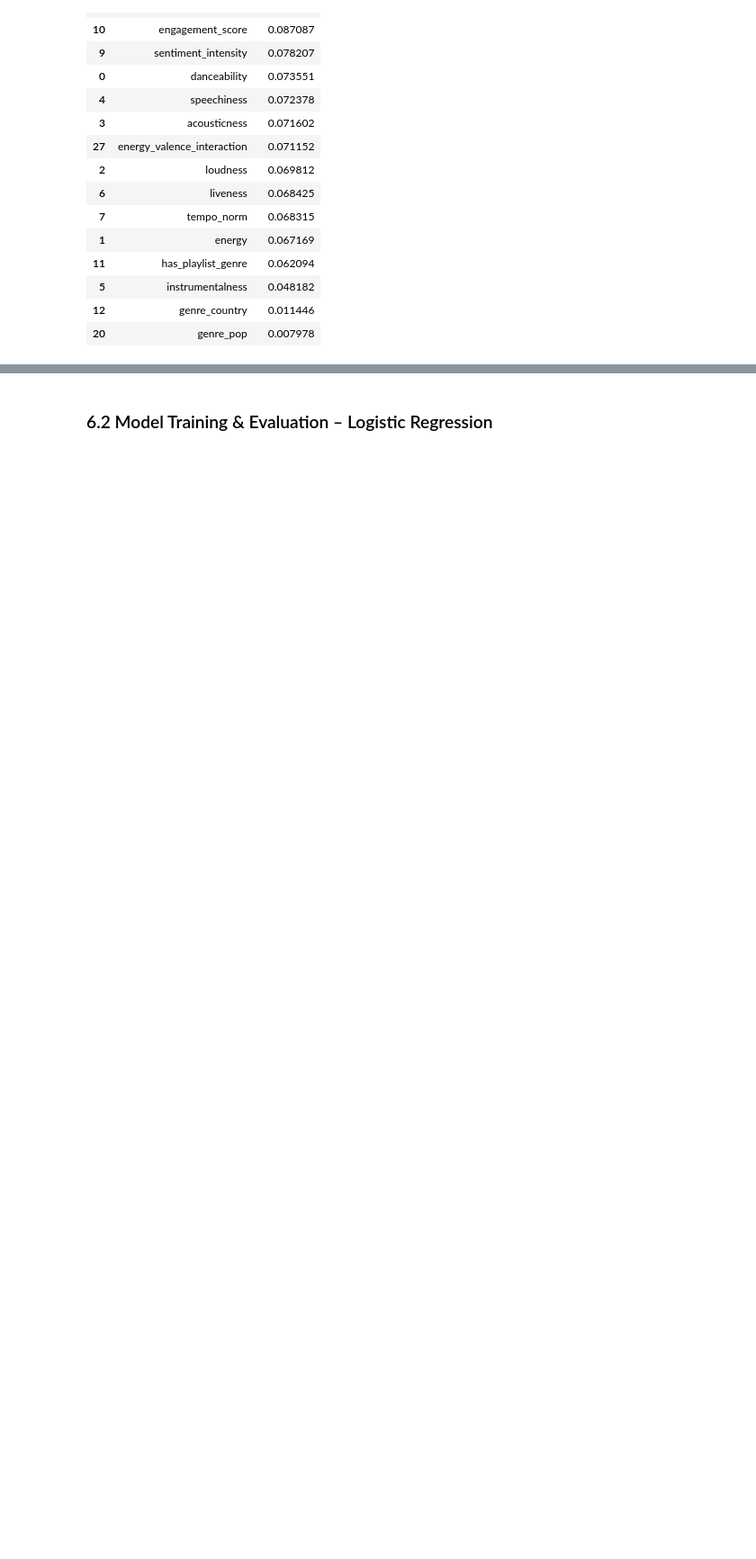
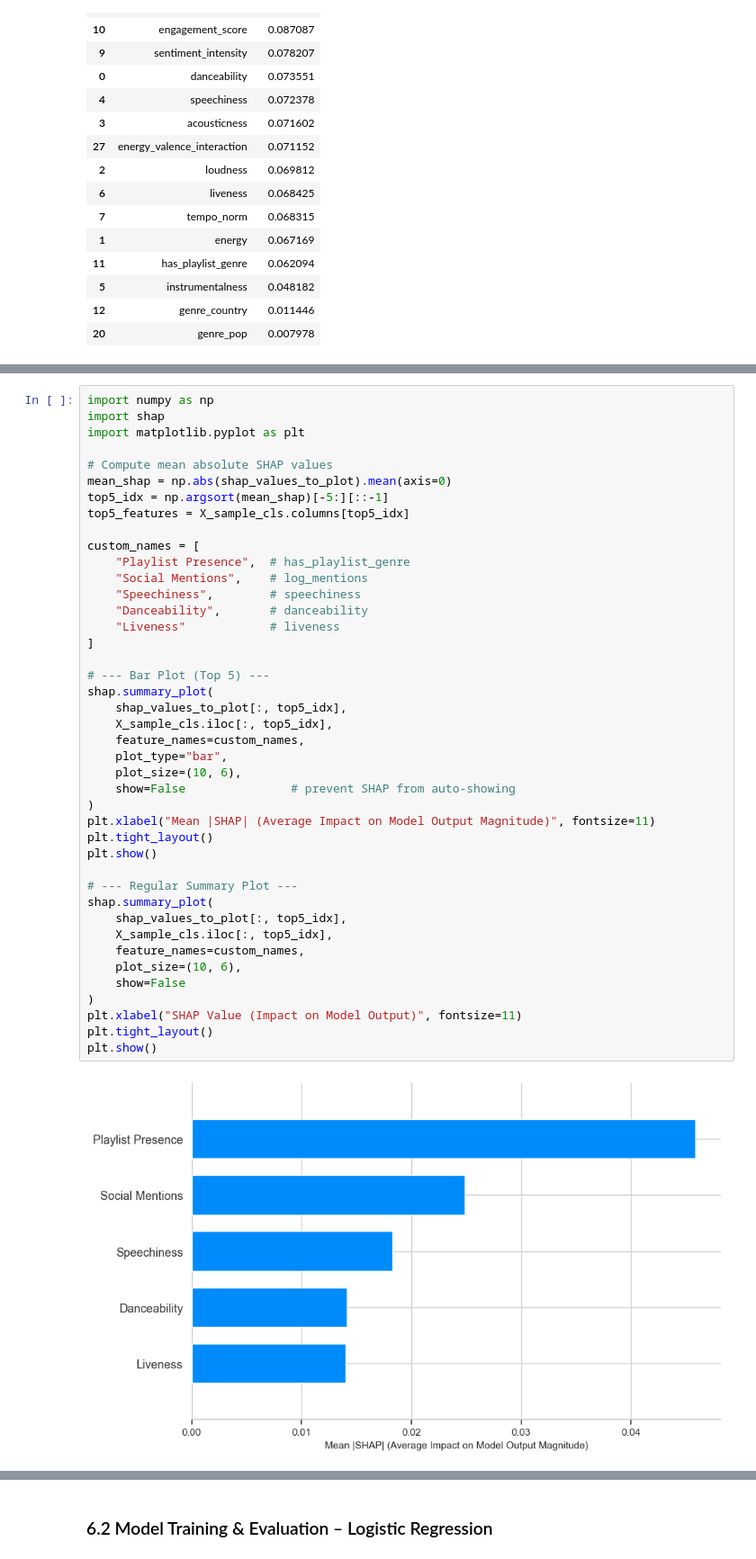
Before and after one commit to priyadarshanparida/media-success-prediction, a Jupyter notebook: code/media_success_prediction.ipynb, the cells around one changed output, grey strips where cells are left out. Shown at 90% size. Cells and saved outputs as stored; diff of their text form; blank space fills up the shorter version.

```diff
--- a/code/media_success_prediction.ipynb
+++ b/code/media_success_prediction.ipynb
@@ -1349,0 +1405,44 @@ SHAP value matrix shape: (1000, 28)
+# %%
+import numpy as np
+import shap
+import matplotlib.pyplot as plt
+
+# Compute mean absolute SHAP values
+mean_shap = np.abs(shap_values_to_plot).mean(axis=0)
+top5_idx = np.argsort(mean_shap)[-5:][::-1]
+top5_features = X_sample_cls.columns[top5_idx]
+
+custom_names = [
+    "Playlist Presence",  # has_playlist_genre
+    "Social Mentions",    # log_mentions
+    "Speechiness",        # speechiness
+    "Danceability",       # danceability
+    "Liveness"            # liveness
+]
+
+# --- Bar Plot (Top 5) ---
+shap.summary_plot(
+    shap_values_to_plot[:, top5_idx],
+    X_sample_cls.iloc[:, top5_idx],
+    feature_names=custom_names,
+    plot_type="bar",
+    plot_size=(10, 6),
+    show=False               # prevent SHAP from auto-showing
+)
+plt.xlabel("Mean |SHAP| (Average Impact on Model Output Magnitude)", fontsize=11)
+plt.tight_layout()
+plt.show()
+
+# --- Regular Summary Plot ---
+shap.summary_plot(
+    shap_values_to_plot[:, top5_idx],
+    X_sample_cls.iloc[:, top5_idx],
+    feature_names=custom_names,
+    plot_size=(10, 6),
+    show=False
+)
+plt.xlabel("SHAP Value (Impact on Model Output)", fontsize=11)
+plt.tight_layout()
+plt.show()
+# %% [output]
+[figure, added]
```
Also changed, not shown: parts of 7 cells of this notebook.
